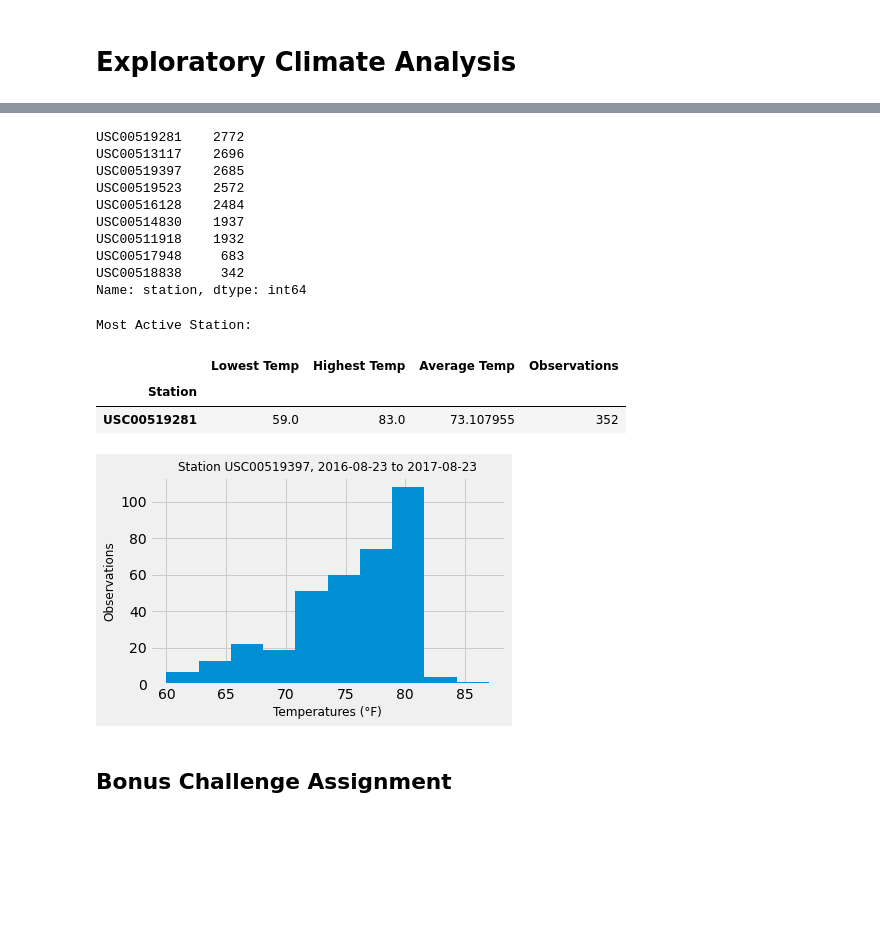
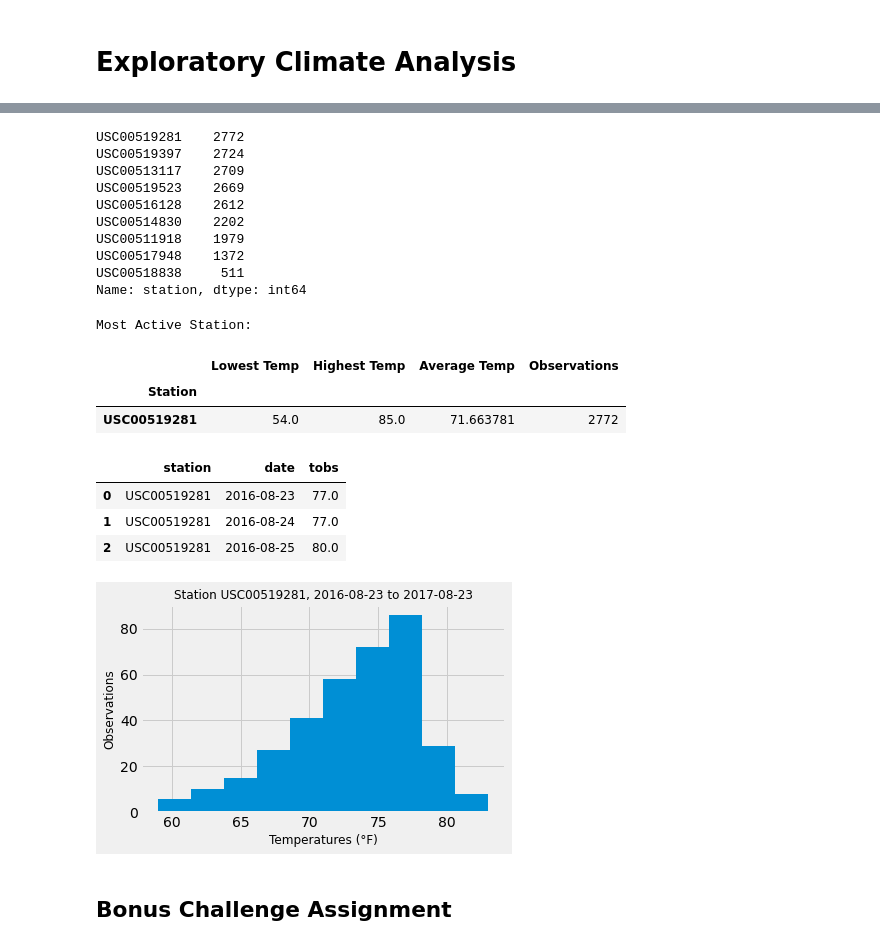
Before and after one commit to clmatherson/sqlalchemy-challenge, a Jupyter notebook: climate_starter.ipynb, the cells around one changed output, grey strips where cells are left out. Drawn from its saved outputs; the diff is of its cells as text; code cells hidden in the pictures; blank space fills up the shorter version.

```diff
--- a/climate_starter.ipynb
+++ b/climate_starter.ipynb
@@ -38,6 +33,5 @@ for classes_found in Base.classes:
 measurement = Base.classes.measurement
 station = Base.classes.station
 # %%
-# Create our session (link) from Python to the DB
-from sqlalchemy.orm import Session
-session = Session(bind=engine)
+# Create a session
+session = Session(engine)
@@ -157,29 +146,44 @@ dtype: object
+# %%
+selected_cols = [
+    measurement.date,
+    measurement.prcp,
+    measurement.tobs,
+    station.station,
+    station.name,
+    station.latitude,
+    station.longitude,
+    station.elevation
+]
+
+station_observe = session.query(*selected_cols).filter(measurement.station == station.station).all()
+station_observe = pd.DataFrame(station_observe).fillna(0)
 # %%
 # What are the most active stations? (i.e. what stations have the most rows)?
 # List the stations and the counts in descending order.
-active_stations = pd.Series(measurement_df['station'].value_counts())
+active_stations = pd.Series(station_observe['station'].value_counts())
 active_stations
 # %% [output]
 USC00519281    2772
-USC00513117    2696
-USC00519397    2685
-USC00519523    2572
-USC00516128    2484
-USC00514830    1937
-USC00511918    1932
-USC00517948     683
-USC00518838     342
+USC00519397    2724
+USC00513117    2709
+USC00519523    2669
+USC00516128    2612
+USC00514830    2202
+USC00511918    1979
+USC00517948    1372
+USC00518838     511
 Name: station, dtype: int64
 # %%
-# Using the station id from the previous query, calculate the lowest temperature recorded,
-# highest temperature recorded, and average temperature of the most active station?
-#Summary Status
+# Calculate the lowest temperature recorded, highest temperature recorded, and
+# average temperature of the most active station?
+# Summary Status
 
 station_low = []
 most_active = active_stations.head(1).index.item()
+no_stations = pd.Series(station_observe['station'].unique())
 
 for s in no_stations:
-    station_ltemp = measure_p12mth.loc[measure_p12mth['station'] == s]
+    station_ltemp = station_observe.loc[station_observe['station'] == s]
     stat_low = {
         'Station': s,
         'Lowest Temp' : station_ltemp['tobs'].min(),
@@ -188,6 +192,7 @@ for s in no_stations:
         'Observations' :  station_ltemp['tobs'].count()
     }
     station_low.append(stat_low)
+
 station_low_df = pd.DataFrame(station_low)
 station_low_df.fillna(value=0, inplace=True)
 station_low_df.set_index('Station', inplace=True)
@@ -198,21 +203,34 @@ station_low_df.loc[[most_active]]
 Most Active Station:
 |  | Lowest Temp | Highest Temp | Average Temp | Observations |
 | Station |  |  |  |  |
-| USC00519281 | 59.0 | 83.0 | 73.107955 | 352 |
+| USC00519281 | 54.0 | 85.0 | 71.663781 | 2772 |
+# %%
+# Query last 12 months and assign results into a Pandas DataFrame sorted by date as index
+act_station_twlv_months = session.query(measurement.station, measurement.date, measurement.tobs)\
+                            .filter(measurement.date >= rpt_start_date, measurement.station == most_active)\
+                            .all()
+
+act_station_twlv_months =  pd.DataFrame(act_station_twlv_months).fillna(0)
+
+act_station_twlv_months.head(3)
+# %% [output]
+|  | station | date | tobs |
+| 0 | USC00519281 | 2016-08-23 | 77.0 |
+| 1 | USC00519281 | 2016-08-24 | 77.0 |
+| 2 | USC00519281 | 2016-08-25 | 80.0 |
 # %%
 # Choose the station with the highest number of temperature observations.
 # Query the last 12 months of temperature observation data for this station and plot the results as a histogram
-most_act_station = measure_p12mth.loc[measure_p12mth['station'] == 'USC00519397']
-most_act_station.hist('tobs')
-plt.title('Station USC00519397, 2016-08-23 to 2017-08-23', fontsize='12')
+act_station_twlv_months.hist('tobs')
+plt.title(f'Station {most_active}, {rpt_start_date} to {rpt_end_date}', fontsize='12')
 plt.xlabel('Temperatures (°F)', fontsize='12')
 plt.ylabel('Observations', fontsize='12')
 
 plt.tight_layout()
-plt.savefig("Images/Station_USC00519397.png")
+plt.savefig(f"Images/Station_{most_active}.png")
 plt.show()
 # %% [output]
-[figure, old version]
+[figure, new version]
 # %% [markdown]
 ## Bonus Challenge Assignment
 # %%
```
Also changed, not shown: parts of 19 cells of this notebook, 3 other files.
